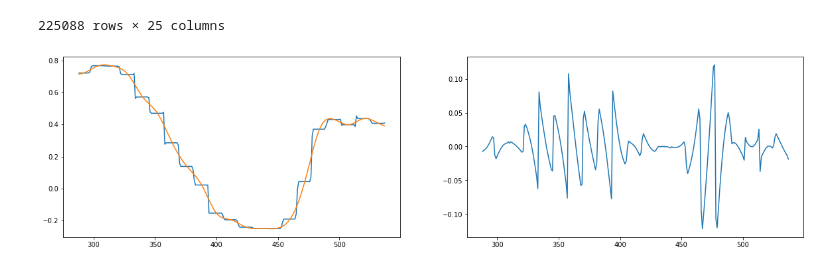
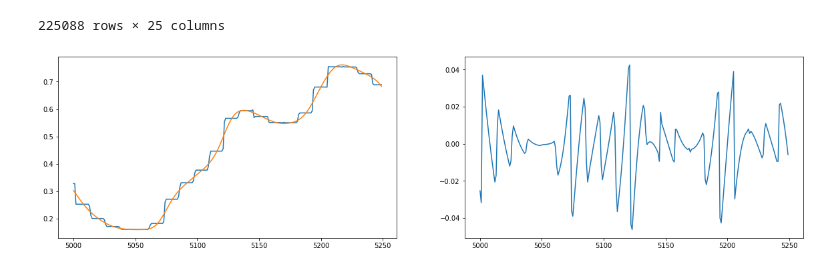
Before and after one commit to haakon8855/time-series-forecasting-RNN, a Jupyter notebook: altered_forecasting.ipynb, the cells around one changed output. Cells and saved outputs as stored; diff of their text form; code cells hidden in the pictures.

```diff
--- a/altered_forecasting.ipynb
+++ b/altered_forecasting.ipynb
@@ -26,33 +26,32 @@ data_train
 225088 rows × 25 columns
 # %%
 data_train
-offset = 288
+offset = 5000
 limit = 250
 y_vals = data_train['total'] - data_train['flow']
 
 minutes = np.array(pd.to_datetime(data_train['start_time'].iloc[:12]).dt.minute)
 start_index = np.where(minutes==0)[0][0]
 if start_index < 6:
     start_index += 6
 else:
     start_index -= 6
 spline_x_vals = np.arange(start_index, len(y_vals), 12)
 spline_y_vals = np.array(y_vals.iloc[spline_x_vals])
 
 x_vals = np.arange(0, len(y_vals))
 
 tck = interpolate.splrep(spline_x_vals, spline_y_vals)
 new_y_vals = interpolate.splev(x_vals, tck)
-# cs = interpolate.CubicSpline(x_vals, y_vals)
 
 plot_start = offset
 plot_end = offset + limit
 fig, (ax0, ax1) = plt.subplots(1, 2, figsize=(20, 5))
 ax0.plot(x_vals[plot_start:plot_end], y_vals[plot_start:plot_end])
 ax0.plot(x_vals[plot_start:plot_end], new_y_vals[plot_start:plot_end])
 
 new_new_y_vals = new_y_vals-y_vals
 ax1.plot(x_vals[plot_start:plot_end], new_new_y_vals[plot_start:plot_end])
 plt.show()
 # %% [output]
-[figure, old version]
+[figure, new version]
```
Also changed, not shown: 1 other file.
